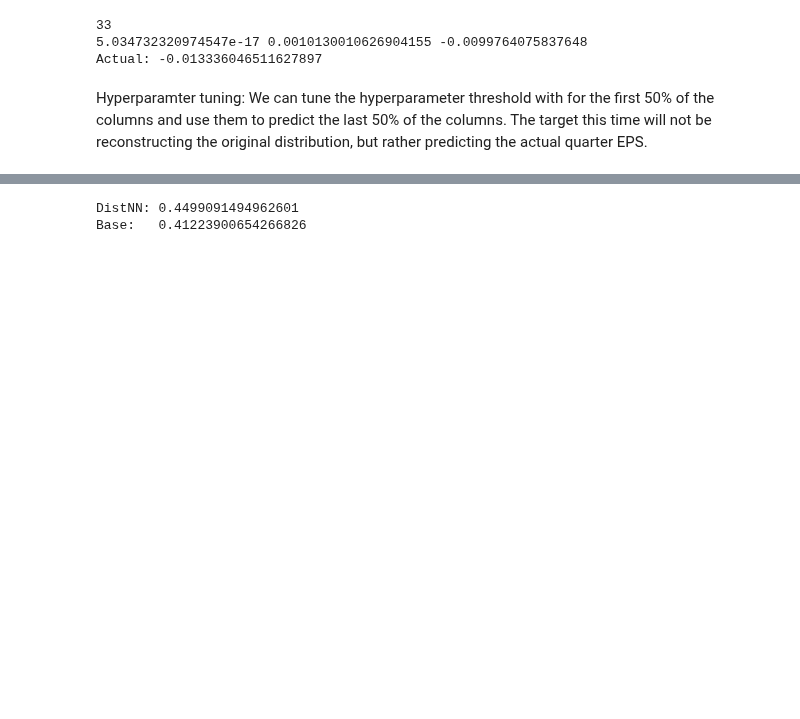
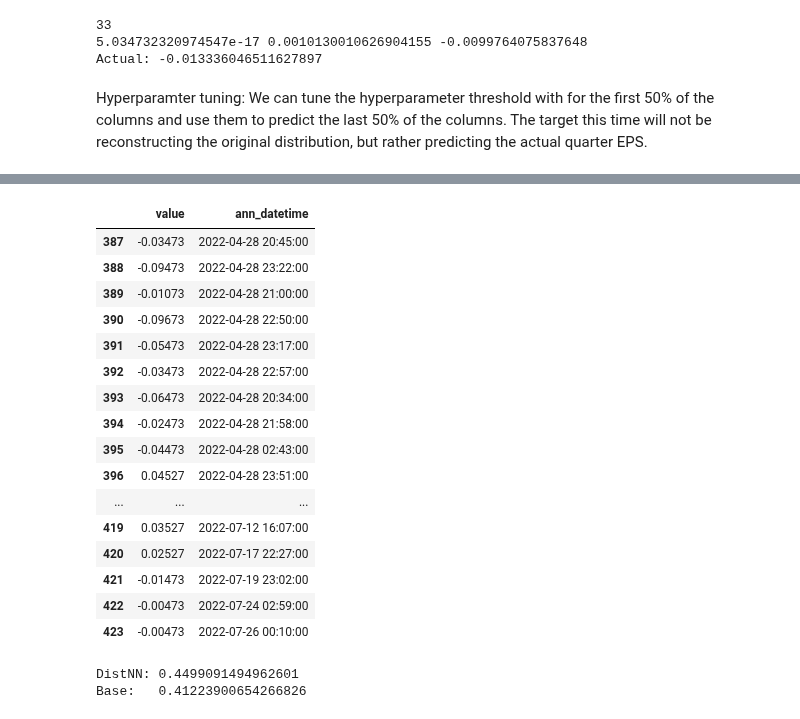
Before and after one commit to jacobf18/Dist-NN, a Jupyter notebook: wrds.ipynb, the cells around one changed output, grey strips where cells are left out. Cells and saved outputs as stored; diff of their text form; code cells hidden in the pictures; blank space fills up the shorter version.

```diff
--- a/wrds.ipynb
+++ b/wrds.ipynb
@@ -631,29 +631,31 @@ def optimize_eta(ticker, train_cols, quarterly_actual, quarterly_data, quarterly
 
         # We use the previous columns to determine the average row distance
         # We use the current column to determine the neighbors
-
         avg_distance = dict()
         total_error = 0
-        for i in range(1, len(train_cols)):
+        for i in range(3, len(train_cols)):
             col = train_cols[i]
             all_dists = [row_dists[train_cols[j]] for j in range(i)]
             key_union = set()
             for j in range(i):
                 key_union = key_union | row_dists[train_cols[j]].keys()
             avg_distance = dict()
+            # Combine the keys
             for key in key_union:
                 avg_distance[key] = np.mean([d[key] for d in all_dists if d.get(key) is not None])
 
+            # Calculate the error for the column
             error = evaluate_eta_column(eta, ticker, col[0], col[1], avg_distance,
                                         quarterly_actual, quarterly_data, quarterly_means)
             total_error += error
         return error
 
     # Optimize the objective function
-    # best_eta = fmin(fn=obj, verbose = True, space=hp.uniform('eta', 0, 1), algo=tpe.suggest, max_evals=30)
-    # return best_eta['eta']
-    print(obj(0))
-    print(obj(0.0025))
+    best_eta = fmin(fn=obj, verbose = True, space=hp.loguniform('eta', -10, -1), algo=tpe.suggest, max_evals=30)
+    print(f"Baseline: {obj(0.0)}")
+    return best_eta['eta']
 
-optimize_eta('AAPL', [(2020, 1), (2020, 2), (2020,3)], quarterly_actual, quarterly_data, quarterly_means)
+_, cols = get_rows_cols()
+ticker = 'MSFT'
+eta = optimize_eta(ticker, cols[:len(cols) // 2], quarterly_actual, quarterly_data, quarterly_means)
 # %% [output]
@@ -705,3 +707,23 @@ Base: 0.04971111230225064
+# %%
+quarterly_data['AAPL', 2022, 3]
+# %% [output]
+|  | value | ann_datetime |
+| 387 | -0.03473 | 2022-04-28 20:45:00 |
+| 388 | -0.09473 | 2022-04-28 23:22:00 |
+| 389 | -0.01073 | 2022-04-28 21:00:00 |
+| 390 | -0.09673 | 2022-04-28 22:50:00 |
+| 391 | -0.05473 | 2022-04-28 23:17:00 |
+| 392 | -0.03473 | 2022-04-28 22:57:00 |
+| 393 | -0.06473 | 2022-04-28 20:34:00 |
+| 394 | -0.02473 | 2022-04-28 21:58:00 |
+| 395 | -0.04473 | 2022-04-28 02:43:00 |
+| 396 | 0.04527 | 2022-04-28 23:51:00 |
+| ... | ... | ... |
+| 419 | 0.03527 | 2022-07-12 16:07:00 |
+| 420 | 0.02527 | 2022-07-17 22:27:00 |
+| 421 | -0.01473 | 2022-07-19 23:02:00 |
+| 422 | -0.00473 | 2022-07-24 02:59:00 |
+| 423 | -0.00473 | 2022-07-26 00:10:00 |
 # %%
 print('DistNN:', evaluate_eta_test(0.005, 'AAPL', cols[:len(cols) // 2], quarterly_actual, quarterly_data, quarterly_means))
 print('Base:  ', evaluate_eta_test(0, 'AAPL', cols[:len(cols) // 2], quarterly_actual, quarterly_data, quarterly_means))
```
Also changed, not shown: parts of 6 cells of this notebook.
